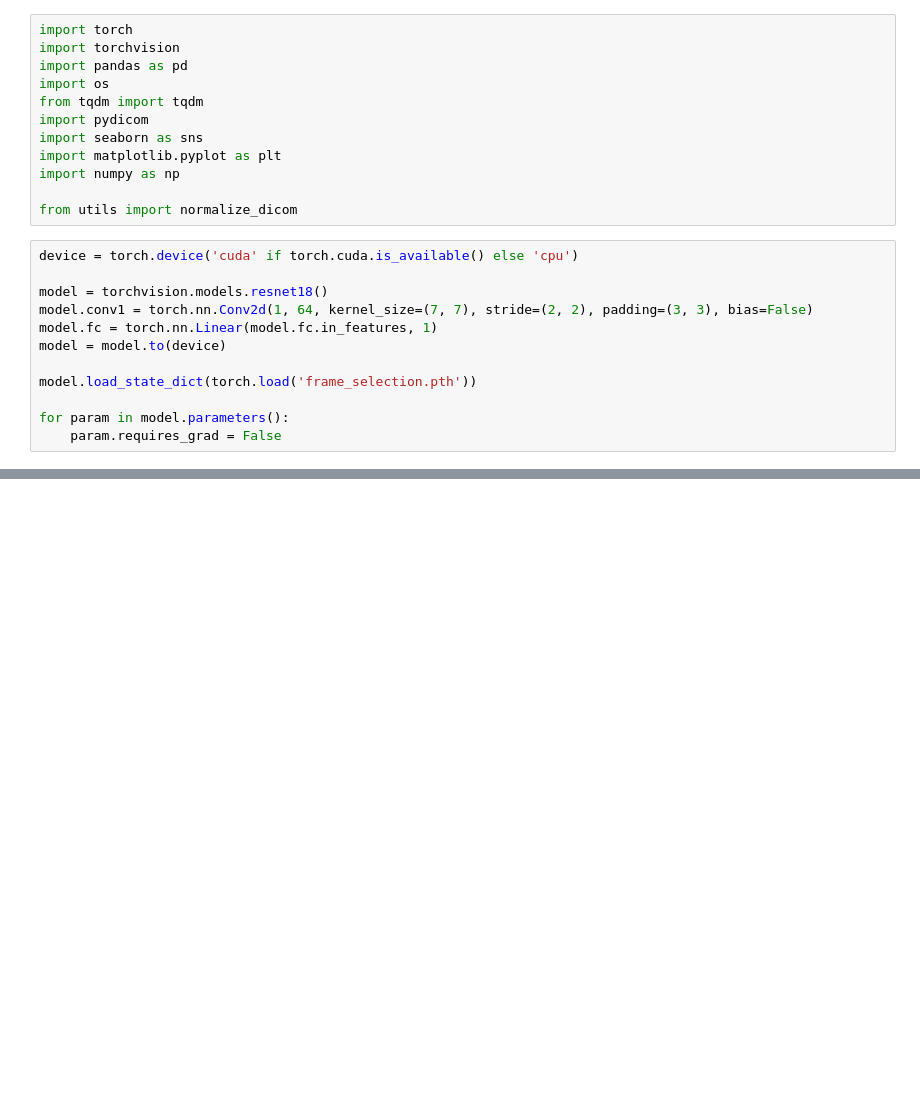
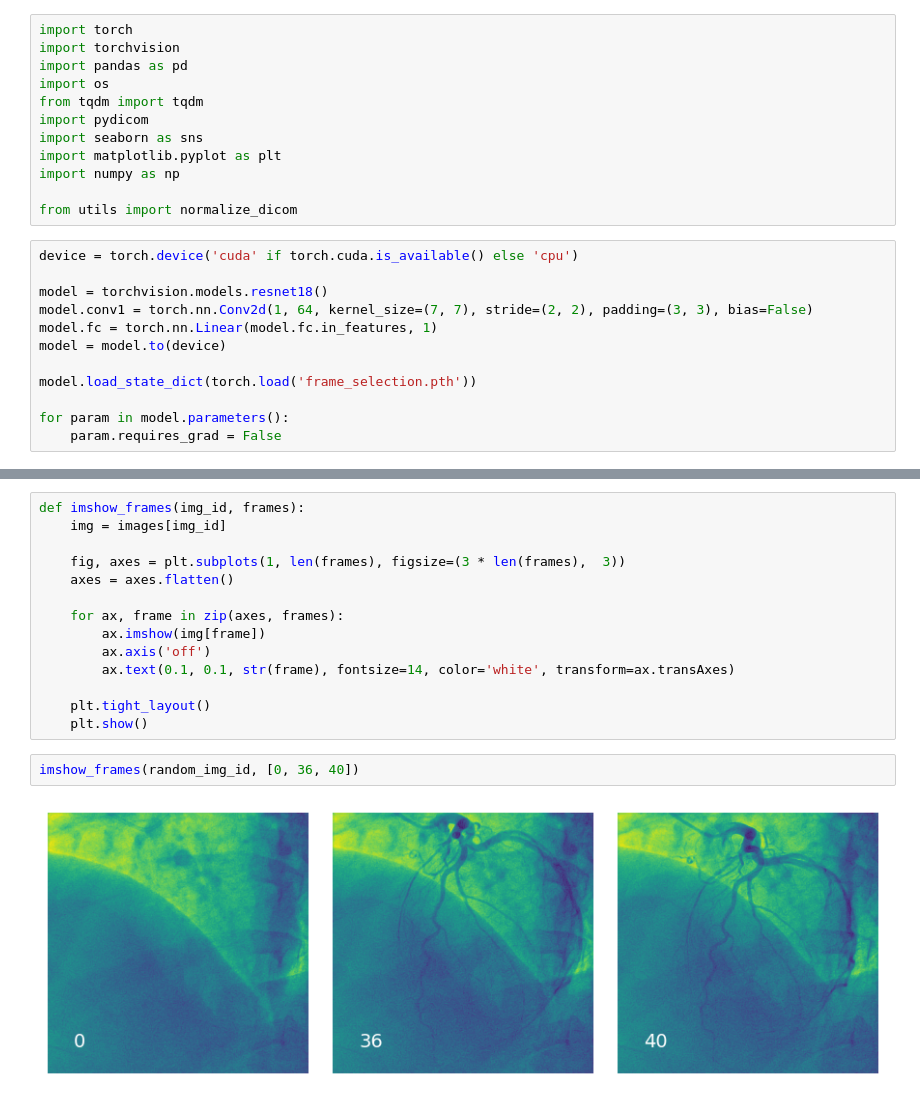
Before and after one commit to wojtke/agh-coronarography-analysis, a Jupyter notebook: eval_frame_selection.ipynb, the cells around one changed output, grey strips where cells are left out. Drawn from its saved outputs; the diff is of its cells as text; blank space fills up the shorter version.

```diff
--- a/eval_frame_selection.ipynb
+++ b/eval_frame_selection.ipynb
@@ -53,0 +74,18 @@ df
+# %%
+def imshow_frames(img_id, frames):
+    img = images[img_id]
+
+    fig, axes = plt.subplots(1, len(frames), figsize=(3 * len(frames),  3))
+    axes = axes.flatten()
+
+    for ax, frame in zip(axes, frames):
+        ax.imshow(img[frame])
+        ax.axis('off')
+        ax.text(0.1, 0.1, str(frame), fontsize=14, color='white', transform=ax.transAxes)
+
+    plt.tight_layout()
+    plt.show()
+# %%
+imshow_frames(random_img_id, [0, 36, 40])
+# %% [output]
+[figure, added]
```
Also changed, not shown: parts of 4 cells of this notebook, 8 other files.
